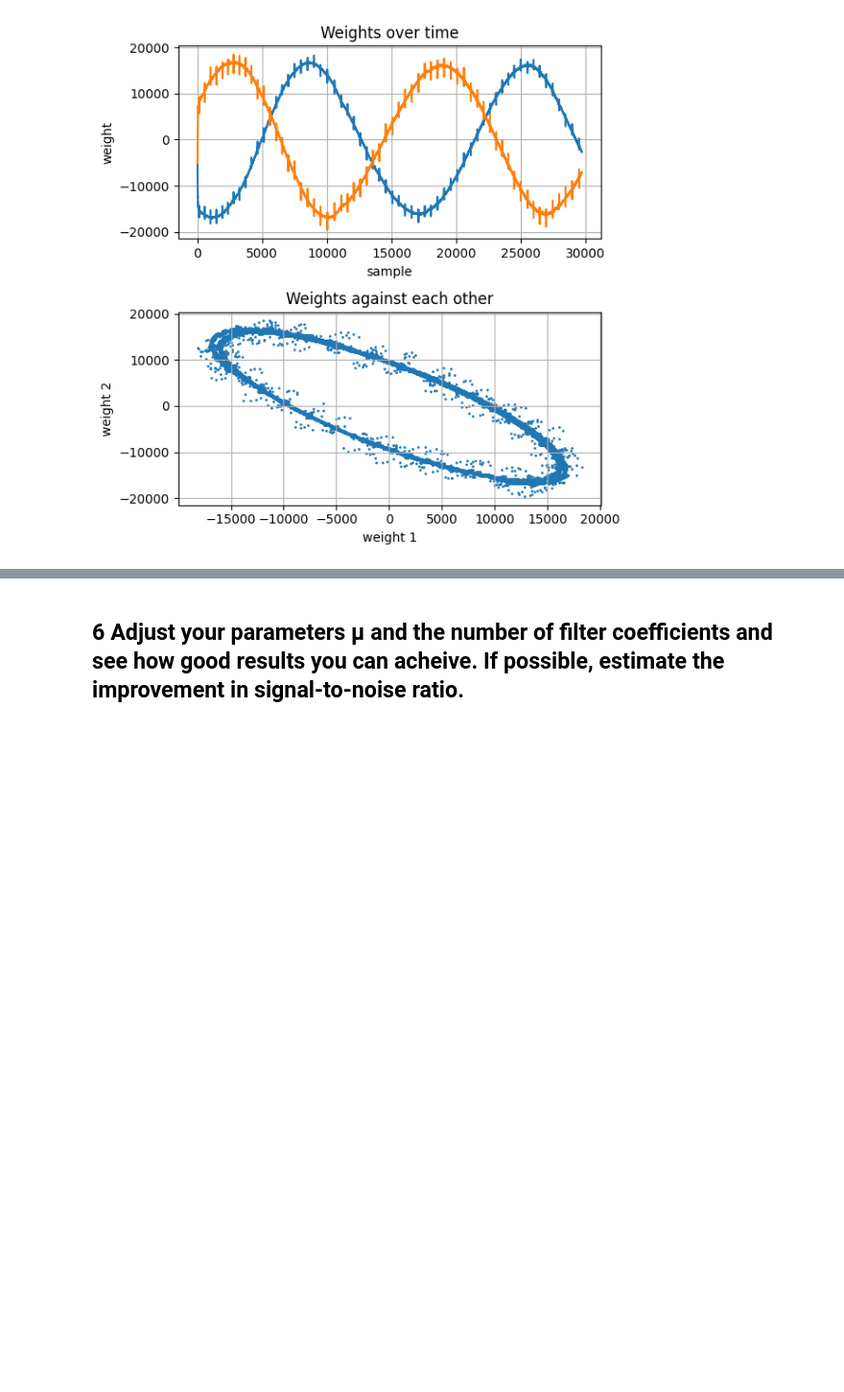
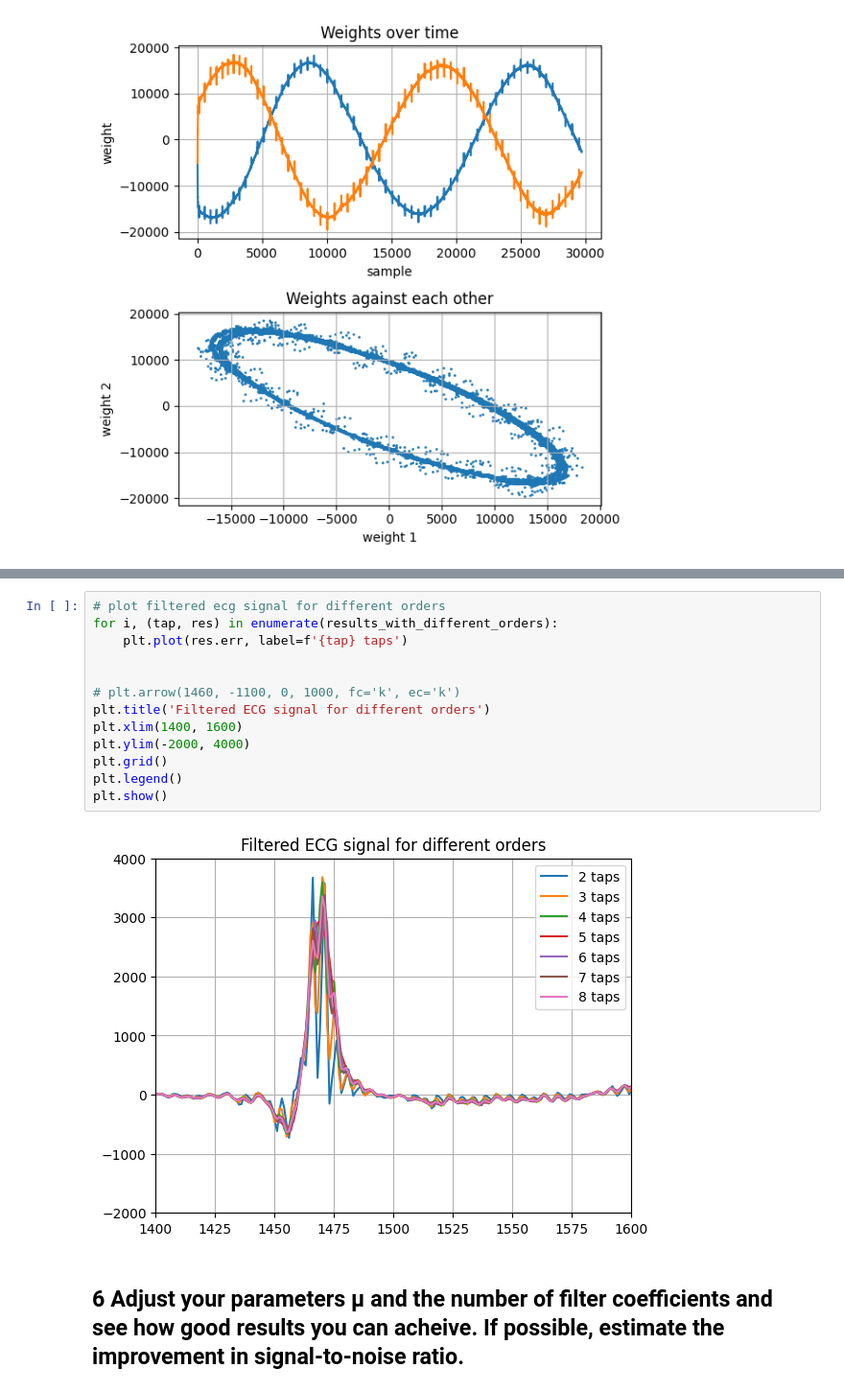
Before and after one commit to kpbaks/advance-signal-processing-assignment-2, a Jupyter notebook: assignment_2.ipynb, the cells around one changed output, grey strips where cells are left out. Shown at 96% size. Cells and saved outputs as stored; diff of their text form; blank space fills up the shorter version.

```diff
--- a/assignment_2.ipynb
+++ b/assignment_2.ipynb
@@ -199,3 +224,18 @@ plot_weights_over_time_and_against_each_other(lms_result, savefig='./img/lms_wei
+# %%
+# plot filtered ecg signal for different orders
+for i, (tap, res) in enumerate(results_with_different_orders):
+    plt.plot(res.err, label=f'{tap} taps')
+
+
+# plt.arrow(1460, -1100, 0, 1000, fc='k', ec='k')
+plt.title('Filtered ECG signal for different orders')
+plt.xlim(1400, 1600)
+plt.ylim(-2000, 4000)
+plt.grid()
+plt.legend()
+plt.show()
+# %% [output]
+[figure, added]
 # %% [markdown]
 ## 6  Adjust your parameters μ and the number of filter coefficients and see how good results you can acheive. If possible, estimate the improvement in signal-to-noise ratio.
 # %%
```
Also changed, not shown: parts of 17 cells of this notebook, 14 other files.
